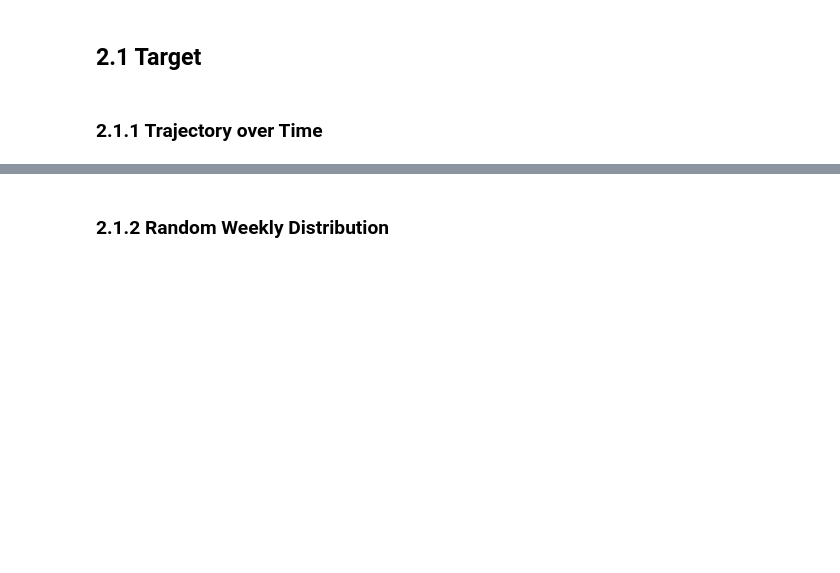
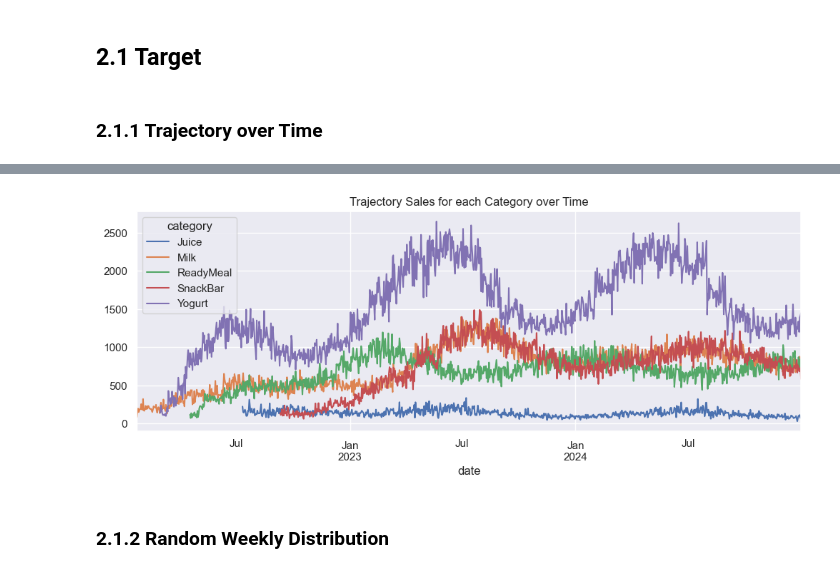
Before and after one commit to emsif84/sales_forecasting, a Jupyter notebook: Forecasting/1_eda/eda.ipynb, the cells around one changed output, grey strips where cells are left out. Cells and saved outputs as stored; diff of their text form; code cells hidden in the pictures; blank space fills up the shorter version.

```diff
--- a/Forecasting/1_eda/eda.ipynb
+++ b/Forecasting/1_eda/eda.ipynb
@@ -91,10 +89,9 @@ fig.show()
 # %%
 # Trajectory of Sales per Category over Time
-daily_sales_each_category = data.groupby([pd.Grouper(freq="D"),"category"])["units_sold"].sum().unstack()
-
-# Plot
-fig = px.line(daily_sales_each_category, title="Daily Sales per Category over Time")
-fig.show()
+daily_sales_each_category = data.groupby([pd.Grouper(freq="D"),"category"])["units_sold"].sum().unstack() \
+.plot(figsize=(12,4), title="Trajectory Sales for each Category over Time")
+# %% [output]
+[figure, added]
 # %% [markdown]
 ### 2.1.2 Random Weekly Distribution
 # %%
```
Also changed, not shown: parts of 5 cells of this notebook.
